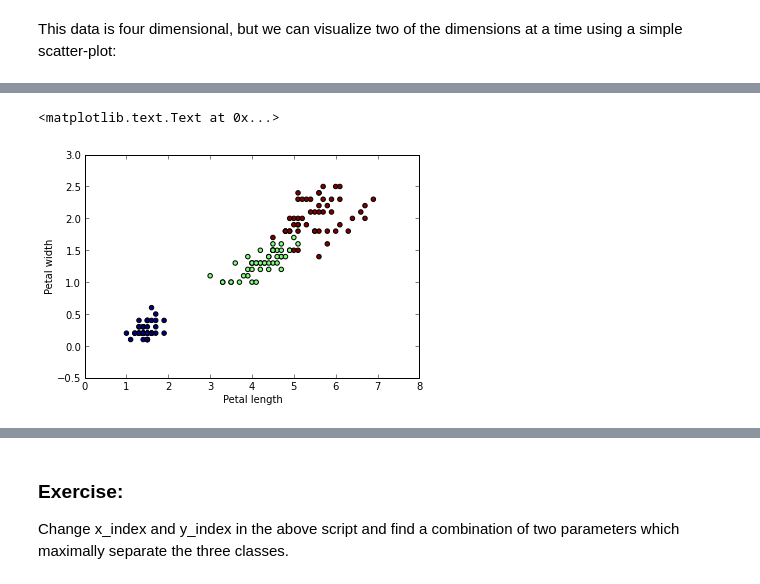
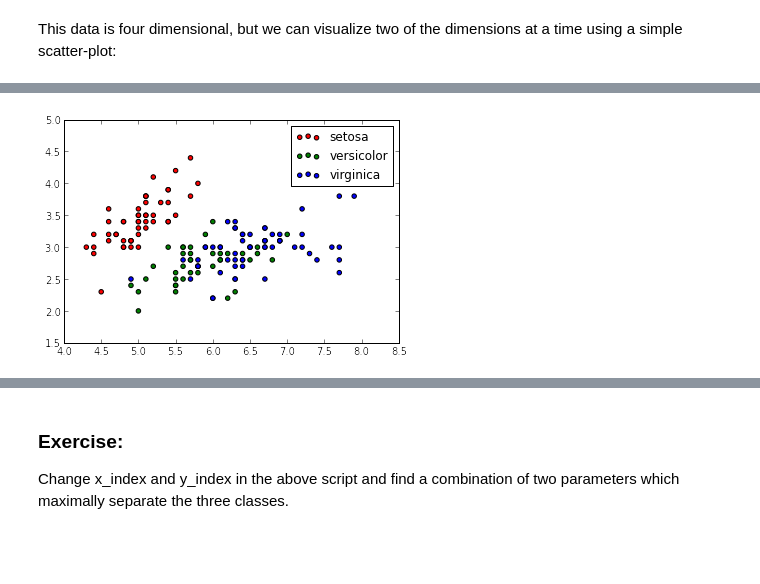
Before and after one commit to HolgerKunz/machine_learning_cca1, a Jupyter notebook: Module0.ipynb, the cells around one changed output, grey strips where cells are left out. Drawn from its saved outputs; the diff is of its cells as text; code cells hidden in the pictures; blank space fills up the shorter version.

```diff
--- a/Module0.ipynb
+++ b/Module0.ipynb
@@ -692,10 +694,15 @@ plt.ylabel('Sepal width')
-# %%
-%matplotlib inline
-
-# Plot the training points
-plt.scatter(X[:, 2], X[:, 3], c=Y)
-plt.xlabel('Petal length')
-plt.ylabel('Petal width')
-# %% [output]
-<matplotlib.text.Text at 0x...>
-[figure, removed]
+# %%
+%matplotlib inline
+
+# Plot the data points
+#plt.scatter(iris.data[:, 0], iris.data[:, 1], c=iris.target)
+#plt.xlabel('Sepal length')
+#plt.ylabel('Sepal width')
+#plt.legend()
+
+for c, i, iris.target_name in zip(["red","green","blue"], [0,1,2], iris.target_names):
+    plt.scatter(X[iris.target == i, 0], X[iris.target == i, 1], c=c, label=iris.target_name)
+plt.legend(loc='upper right')
+plt.show()
+# %% [output]
+[figure, added]
```
Also changed, not shown: parts of 34 cells of this notebook, 23 other files.
